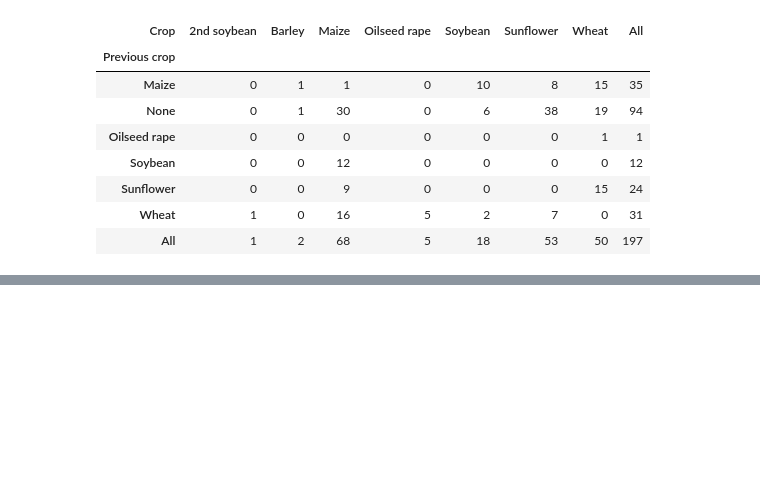
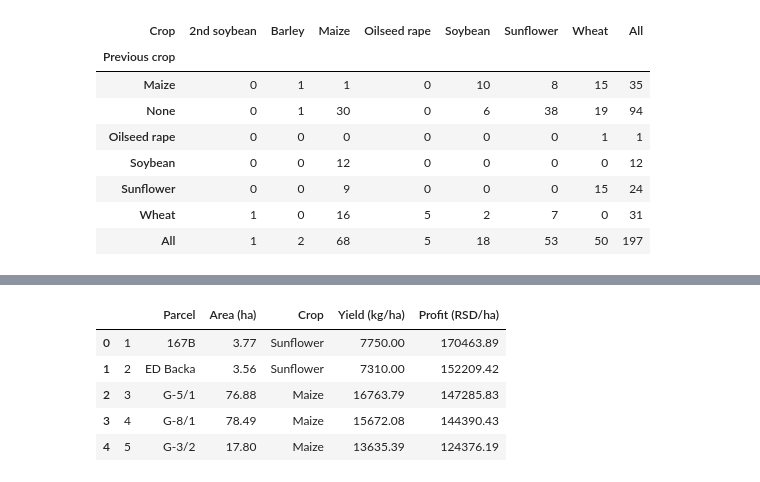
Before and after one commit to AndreaM1996/Project5, a Jupyter notebook: Project5.ipynb, the cells around one changed output, grey strips where cells are left out. Saved outputs shown, nothing was run; the diff lists cells and outputs as text; code cells hidden in the pictures; blank space fills up the shorter version.

```diff
--- a/Project5.ipynb
+++ b/Project5.ipynb
@@ -344,7 +329,7 @@ def cdf_array(x,q):
 # %%
 sns.set(style='darkgrid',rc={"figure.figsize": (15, 8)})
 
-x = np.linspace(0,chi2+20,chi2+20)
+x = np.linspace(0,150,150)
 ax = sns.lineplot(x,cdf_array(x,q),label='chi-squared distribution function',linewidth=3.3)
 
 
@@ -433,23 +447,31 @@ for i in dfcosts['Pesticide application'].index.values:
         float(dfcosts.loc[i,'Pesticide application'].replace(',','.'))
     except ValueError:
         dfcosts = dfcosts.drop(i,axis=0)
+        datap = data.drop(i,axis=0)
 dfcosts['Pesticide application'] = dfcosts['Pesticide application'].apply(convert_todot)
 # %%
-data['Profit'] = data['Revenue'] - dfcosts.sum(axis=1)
+datap['Profit'] = datap['Revenue'] - dfcosts.sum(axis=1)
 # %%
-sort = data['Profit'].sort_values(ascending=False)
+sort = datap['Profit'].sort_values(ascending=False)
 # %%
 parcel = []
 crop_list = []
 area = []
 profit = []
 yield_ = []
 for i in sort[:5].index.values:
     profit += [round(sort.loc[i],2)]
-    parcel += [data.loc[i,'Parcel']]
-    crop_list += [data.loc[i,'Crop']]
-    area += [round(data.loc[i,'Area'],2)]
-    yield_ += [round(data.loc[i,'Yield']*1000,2)]
-d = {'Parcel': parcel,'Area (ha)': area,'Crop': crop_list,'Yield (kg/ha)': yield_,'Profit (RSD/ha)': profit}
-top5 = pd.DataFrame(d,columns=['Parcel','Area (ha)','Crop','Yield (kg/ha)','Profit (RSD/ha)'])
+    parcel += [datap.loc[i,'Parcel']]
+    crop_list += [datap.loc[i,'Crop']]
+    area += [round(datap.loc[i,'Area'],2)]
+    yield_ += [round(datap.loc[i,'Yield']*1000,2)]
+d = {'': [1,2,3,4,5],'Parcel': parcel,'Area (ha)': area,'Crop': crop_list,'Yield (kg/ha)': yield_,'Profit (RSD/ha)': profit}
+top5 = pd.DataFrame(d,columns=['','Parcel','Area (ha)','Crop','Yield (kg/ha)','Profit (RSD/ha)'])
 top5
+# %% [output]
+|  |  | Parcel | Area (ha) | Crop | Yield (kg/ha) | Profit (RSD/ha) |
+| 0 | 1 | 167B | 3.77 | Sunflower | 7750.00 | 170463.89 |
+| 1 | 2 | ED Backa | 3.56 | Sunflower | 7310.00 | 152209.42 |
+| 2 | 3 | G-5/1 | 76.88 | Maize | 16763.79 | 147285.83 |
+| 3 | 4 | G-8/1 | 78.49 | Maize | 15672.08 | 144390.43 |
+| 4 | 5 | G-3/2 | 17.80 | Maize | 13635.39 | 124376.19 |
```
Also changed, not shown: parts of 56 cells of this notebook.
